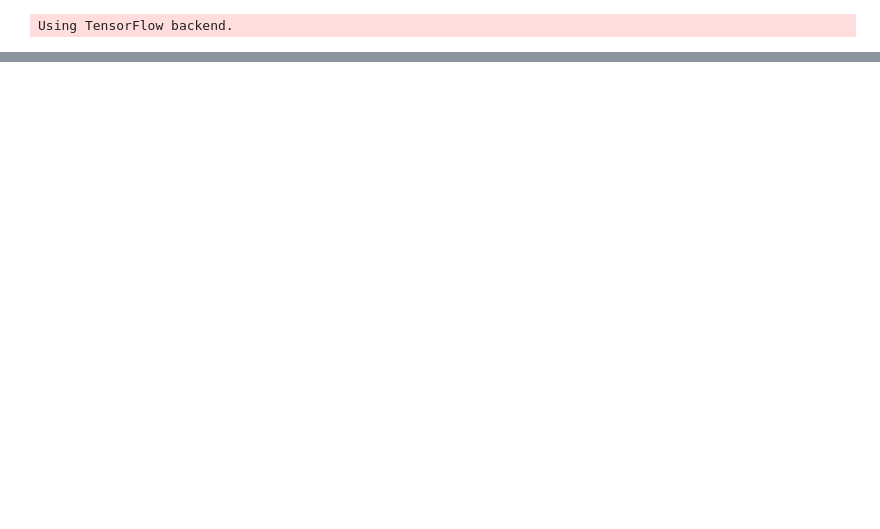
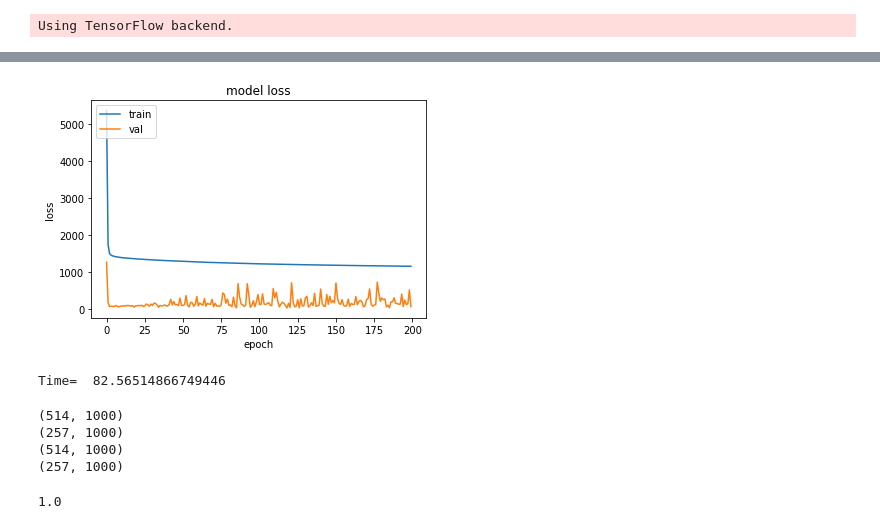
Before and after one commit to MajidNoorani/Thesis_codes, a Jupyter notebook: Two_stageC.ipynb, the cells around one changed output, grey strips where cells are left out. Cells and saved outputs as stored; diff of their text form; code cells hidden in the pictures; blank space fills up the shorter version.

```diff
--- a/Two_stageC.ipynb
+++ b/Two_stageC.ipynb
@@ -64,0 +98,9 @@ def da(load_size, data_len):
+# %%
+estimator_A = load_model('Models/Two_stage/trained_model19.h5')
+prediction = estimator_A.predict(X_valid)
+prediction0 = np.multiply(X_valid, prediction[:,0:257])
+prediction1 = np.multiply(X_valid, prediction[:,257:])
+X_valid = np.concatenate((prediction0, prediction1), axis=1)
+# %%
+X_valid = preprocessing.normalize(X_valid, norm='l2', axis=0, copy=True)
+y_valid = preprocessing.normalize(y_valid, norm='l2', axis=0, copy=True)
@@ -64,0 +142,26 @@ def da(load_size, data_len):
+# %%
+batch_size = 100
+tic = time.time()
+estimator_C = KerasRegressor(build_fn=DNN_C, epochs = 200, batch_size=batch_size, shuffle = True, verbose=1)
+# kfold = KFold(n_splits=2, random_state=None)
+# kfold = KFold(n_splits=5)
+# results = cross_val_score(estimator_A, X.T, y.T, cv=kfold)
+# print("Results: %.2f (%.2f) MSE" % (results.mean(), results.std()))
+# toc_fold = time.time()
+
+print("^^^^^^^^^^^^^^^^^^^^^ Training on mixed5^^^^^^^^^^^^^^^^^^^^^")
+# filepath="half_trained.hdf5"
+# checkpoint = ModelCheckpoint(filepath, monitor = 'loss', verbose = 0, save_best_only = True, mode = 'min')
+# callbacks_list = [checkpoint]
+history = estimator_C.fit(X.T, y.T, validation_data=(X_valid, y_valid), shuffle = True, batch_size=batch_size,  steps_per_epoch=None)
+toc_adam = time.time()
+# print("---------------------------second part of training---------------------------")
+# new_model = load_model(filepath)
+# checkpoint = ModelCheckpoint(filepath, monitor='loss', verbose=1, save?_best_only=True, mode='min')
+# callbacks_list = [checkpoint]
+# new_model.optimizer = optimizers.SGD(lr=0.001, decay=1e-6, momentum=0.9, nesterov=True)
+# new_model.fit(X.T, Mask.T, shuffle = True, epochs = 100, batch_size=100,  steps_per_epoch=None, callbacks=callbacks_list)
+# estimator_A.fit (X.T, y.T, shuffle = True, batch_size=100,  steps_per_epoch=None, callbacks = [changer])
+# prediction = estimator_A.predict(X_test)
+
+toc_fit = time.time()
@@ -64,0 +188,15 @@ def da(load_size, data_len):
+# %%
+
+plt.plot(history.history['loss'])
+plt.plot(history.history['val_loss'])
+plt.title('model loss')
+plt.ylabel('loss')
+plt.xlabel('epoch')
+plt.legend(['train', 'val'], loc='upper left')
+plt.show()
+# %% [output]
+[figure, added]
+# %%
+print('Time= ', (toc_fit - tic)/60)
+# %% [output]
+Time=  82.56514866749446
@@ -64,0 +207,22 @@ def da(load_size, data_len):
+# %%
+h5f = h5py.File('TIMIT/Organized/Two_stage_sec_set/predicted_sec_set.hdf5','r')
+test_input = h5f['predicted_sec_set'][:, test_point_start0 : test_point_stop0]
+h5f.close()
+print(test_input.shape)
+h5f = h5py.File('TIMIT/Organized/concatenated/phase' + data_series + '_sec.hdf5','r')
+angle_mixed = h5f['phase' + data_series + '_sec'][:, test_point_start0 : test_point_stop0]
+h5f.close()
+print(angle_mixed.shape)
+h5f = h5py.File('TIMIT/Organized/concatenated/clean' + data_series + '_sec.hdf5','r')
+test_target = h5f['clean' + data_series + '_sec'][:, test_point_start0 : test_point_stop0]
+h5f.close()
+print(test_target.shape)
+h5f = h5py.File('TIMIT/Organized/concatenated/phase' + data_series + '_sec.hdf5','r')
+angle_clean = h5f['phase' + data_series + '_sec'][:, test_point_start0 : test_point_stop0]
+h5f.close()
+print(angle_clean.shape)
+# %% [output]
+(514, 1000)
+(257, 1000)
+(514, 1000)
+(257, 1000)
@@ -64,0 +231,4 @@ def da(load_size, data_len):
+# %%
+np.linalg.norm(test_input[:,0])
+# %% [output]
+1.0
```
Also changed, not shown: parts of 19 cells of this notebook, 10 other files.
